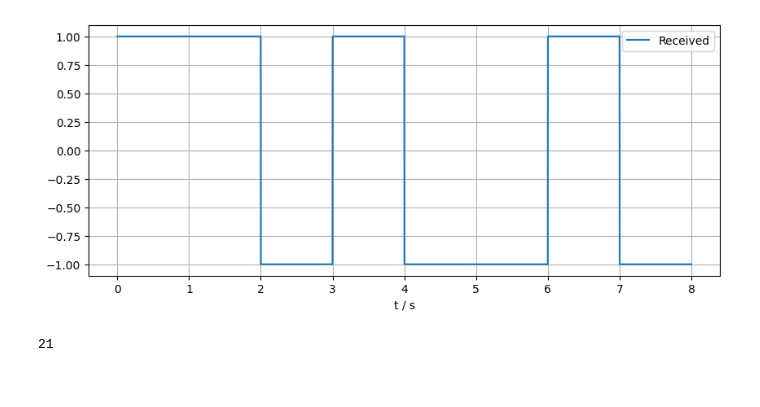
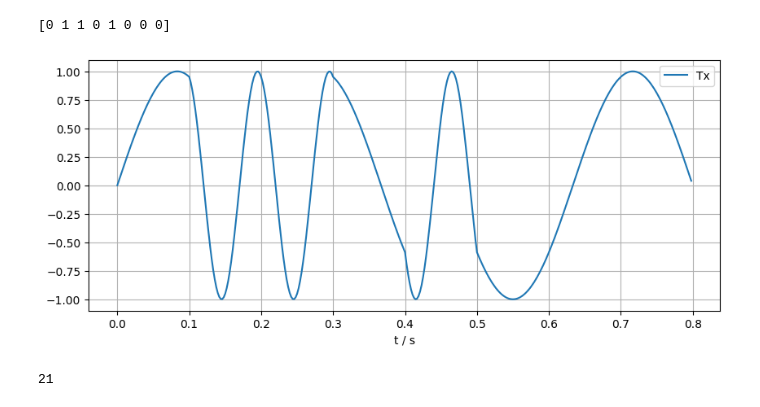
Before and after one commit to TheTrustyPwo/Signals, a Jupyter notebook: main.ipynb, the cells around one changed output. Cells and saved outputs as stored; diff of their text form; code cells hidden in the pictures.

```diff
--- a/main.ipynb
+++ b/main.ipynb
@@ -2,26 +2,43 @@
 import numpy as np
 import matplotlib.pyplot as plt
 # %%
-bitrate = 1 # 1 bit a second
-fs = 1000 # sampling rate, 1000 times a second (for receiver?)
-samples_per_bit = fs / bitrate
-t = np.arange(0.0, 8.0, 1 / fs)
+import numpy as np, sounddevice as sd, crcmod.predefined, time
 
-data = np.array([0, 0, 1, 0, 1, 1, 0, 1])
+Baud      = 10 # symbols per second
+f0, f1    = 3, 10 # freqs
+fs        = 480 # samples per second
+amp       = 1.0
+tx_device = 3
 
-# BPSK: 0 -> 1, 1 -> -1
-symbols = 1 - 2 * data
+Tb = fs // Baud # samples per symbol
+preamble  = [1,1,1,0,0,0,1,0,0,1,0]
 
-signal = np.repeat(symbols, samples_per_bit)
-
-plt.figure(figsize=(10, 4))
-plt.plot(t, signal, label="Received")
-plt.xlabel("t / s")
-plt.legend()
-plt.grid(True)
-plt.show()
+crc16 = crcmod.predefined.mkCrcFun('x25')
-# %% [output]
-[figure, removed]
+# %%
+def bits_to_wave(bits):
+    wave = []
+    phase, dt = 0.0, 1 / fs
+    for b in bits:
+        f = f1 if b else f0
+        for _ in range(Tb):
+            wave.append(np.sin(phase))
+            phase += 2 * np.pi * f * dt
+    return np.array(wave).astype(np.float32)
+# %%
+bits = np.unpackbits(np.frombuffer(b'h', dtype=np.uint8))
+wave = bits_to_wave(bits)
+print(bits)
+t = np.arange(len(bits) * Tb) / fs
+
+plt.figure(figsize=(10, 4))
+plt.plot(t, wave, label="Tx")
+plt.xlabel("t / s")
+plt.legend()
+plt.grid(True)
+plt.show()
+# %% [output]
+[0 1 1 0 1 0 0 0]
+[figure, added]
 # %%
 import numpy as np, sounddevice as sd, crcmod.predefined, time
 
```
Also changed, not shown: parts of 1 cell of this notebook.
